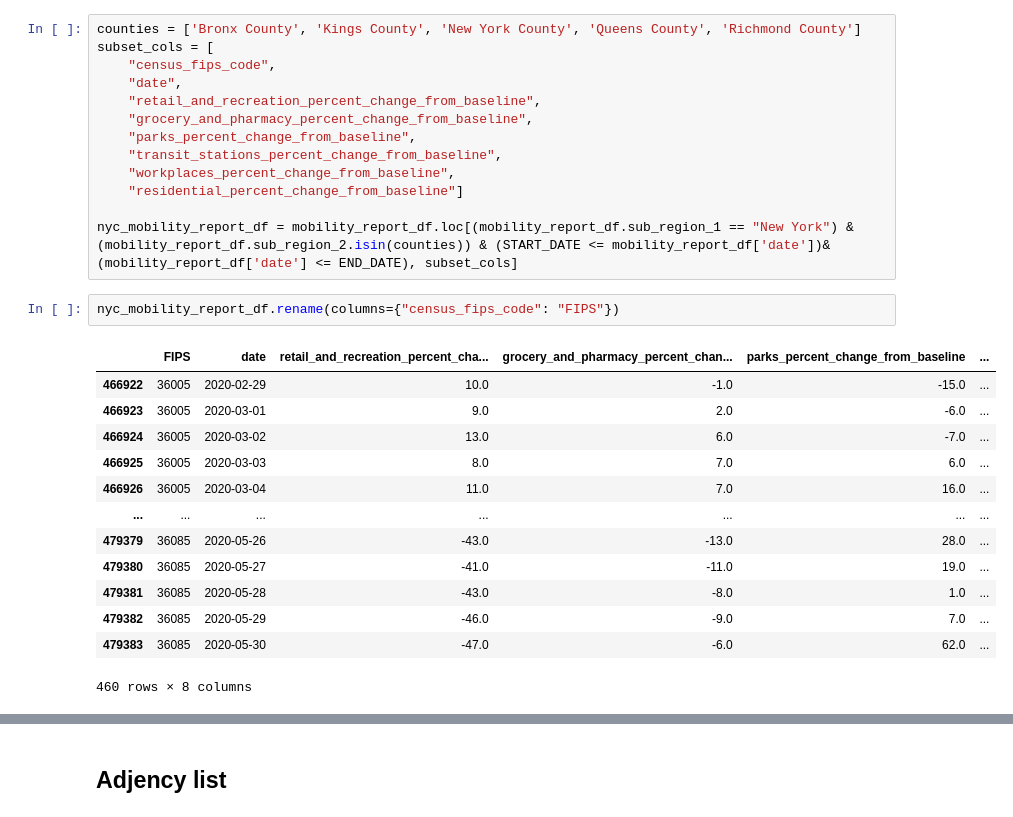
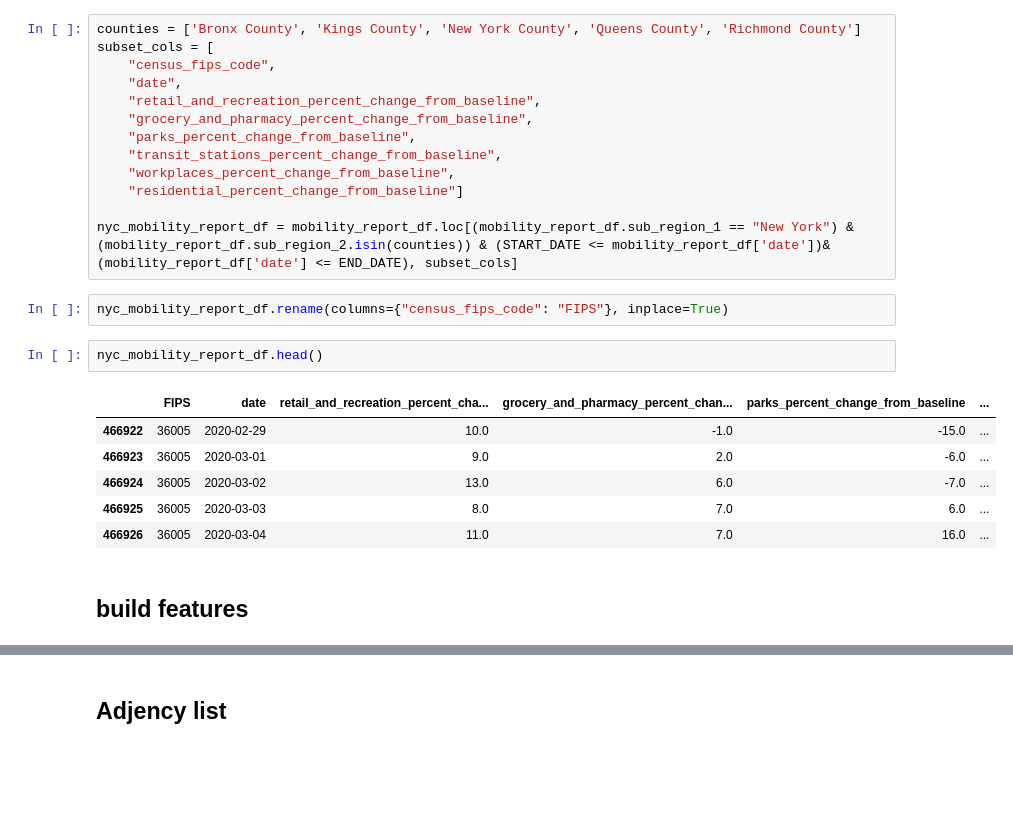
Before and after one commit to hwunrow/cgnn, a Jupyter notebook: src/Untitled.ipynb, the cells around one changed output, grey strips where cells are left out. Cells and saved outputs as stored; diff of their text form; blank space fills up the shorter version.

```diff
--- a/src/Untitled.ipynb
+++ b/src/Untitled.ipynb
@@ -252,18 +185,15 @@ subset_cols = [
 
 nyc_mobility_report_df = mobility_report_df.loc[(mobility_report_df.sub_region_1 == "New York") & (mobility_report_df.sub_region_2.isin(counties)) & (START_DATE <= mobility_report_df['date'])& (mobility_report_df['date'] <= END_DATE), subset_cols]
 # %%
-nyc_mobility_report_df.rename(columns={"census_fips_code": "FIPS"})
+nyc_mobility_report_df.rename(columns={"census_fips_code": "FIPS"}, inplace=True)
-# %% [output]
-|  | FIPS | date | retail_and_recreation_percent_cha... | grocery_and_pharmacy_percent_chan... | parks_percent_change_from_baseline | ... |
-| 466922 | 36005 | 2020-02-29 | 10.0 | -1.0 | -15.0 | ... |
-| 466923 | 36005 | 2020-03-01 | 9.0 | 2.0 | -6.0 | ... |
-| 466924 | 36005 | 2020-03-02 | 13.0 | 6.0 | -7.0 | ... |
-| 466925 | 36005 | 2020-03-03 | 8.0 | 7.0 | 6.0 | ... |
-| 466926 | 36005 | 2020-03-04 | 11.0 | 7.0 | 16.0 | ... |
-| ... | ... | ... | ... | ... | ... | ... |
-| 479379 | 36085 | 2020-05-26 | -43.0 | -13.0 | 28.0 | ... |
-| 479380 | 36085 | 2020-05-27 | -41.0 | -11.0 | 19.0 | ... |
-| 479381 | 36085 | 2020-05-28 | -43.0 | -8.0 | 1.0 | ... |
-| 479382 | 36085 | 2020-05-29 | -46.0 | -9.0 | 7.0 | ... |
-| 479383 | 36085 | 2020-05-30 | -47.0 | -6.0 | 62.0 | ... |
-460 rows × 8 columns
+# %%
+nyc_mobility_report_df.head()
+# %% [output]
+|  | FIPS | date | retail_and_recreation_percent_cha... | grocery_and_pharmacy_percent_chan... | parks_percent_change_from_baseline | ... |
+| 466922 | 36005 | 2020-02-29 | 10.0 | -1.0 | -15.0 | ... |
+| 466923 | 36005 | 2020-03-01 | 9.0 | 2.0 | -6.0 | ... |
+| 466924 | 36005 | 2020-03-02 | 13.0 | 6.0 | -7.0 | ... |
+| 466925 | 36005 | 2020-03-03 | 8.0 | 7.0 | 6.0 | ... |
+| 466926 | 36005 | 2020-03-04 | 11.0 | 7.0 | 16.0 | ... |
+# %% [markdown]
+## build features
```
Also changed, not shown: parts of 24 cells of this notebook.
